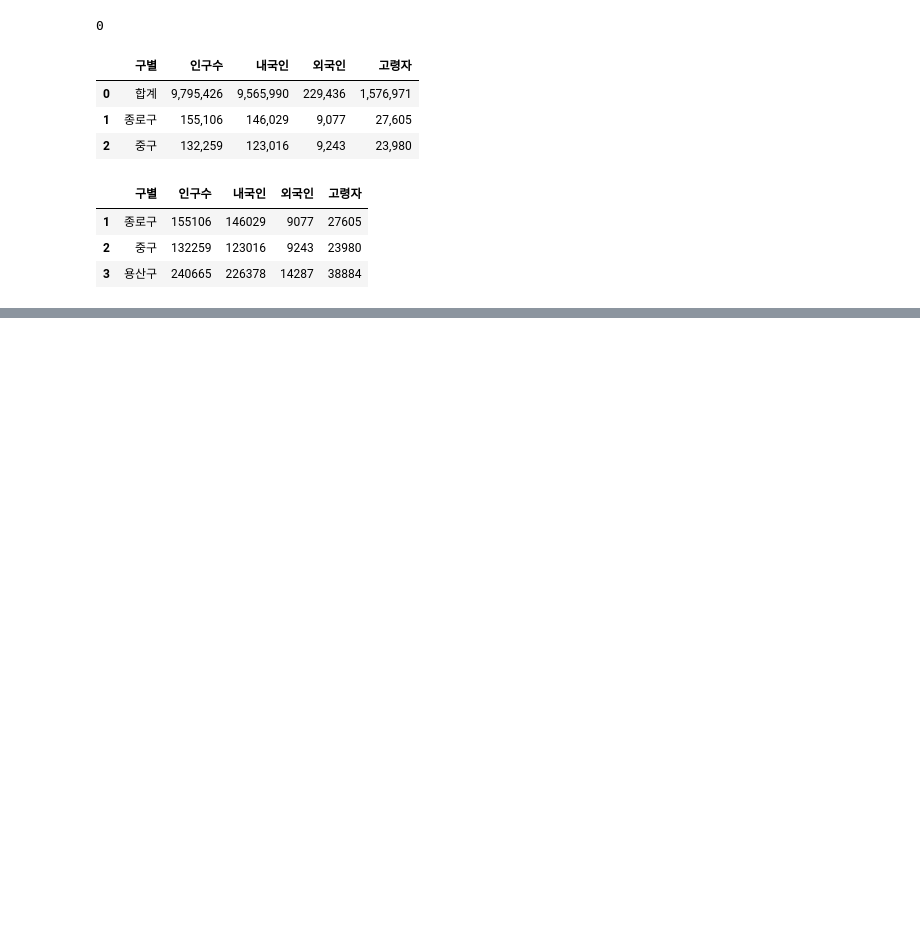
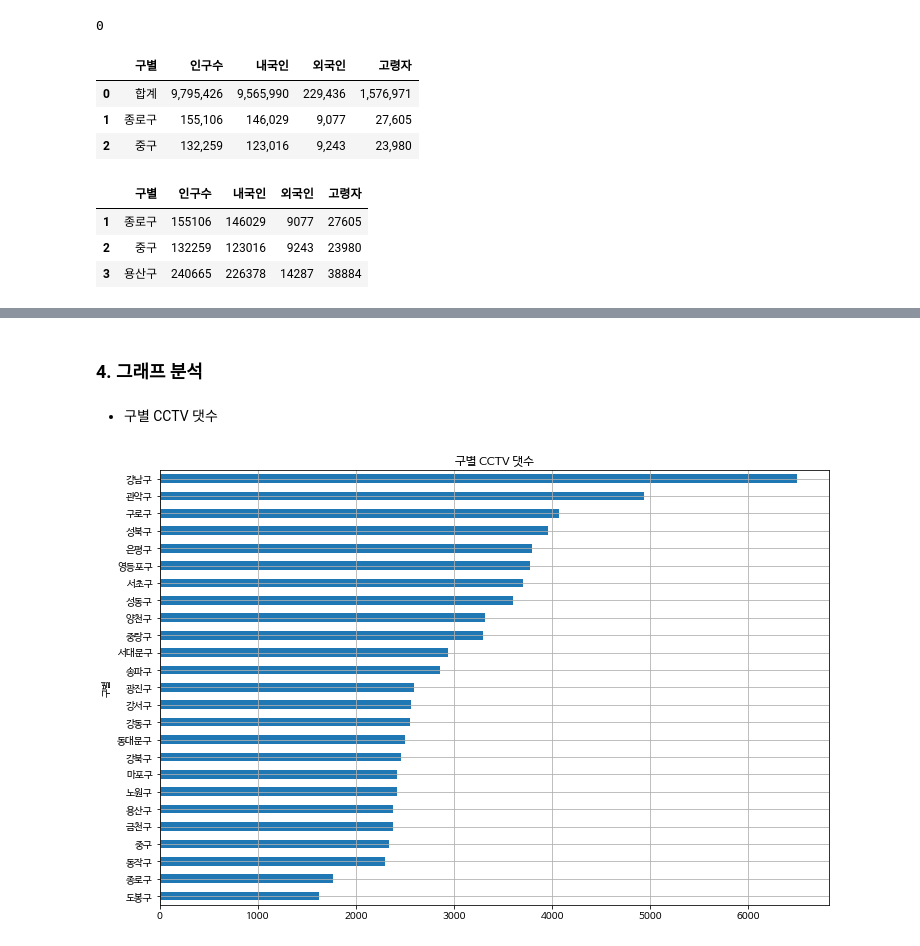
Before and after one commit to ckiekim/DongA-Univ-Lecture-20210929, a Jupyter notebook: 02.데이터분석/31_데이터분석사례.ipynb, the cells around one changed output, grey strips where cells are left out. Drawn from its saved outputs; the diff is of its cells as text; code cells hidden in the pictures; blank space fills up the shorter version.

```diff
--- a/02.데이터분석/31_데이터분석사례.ipynb
+++ b/02.데이터분석/31_데이터분석사례.ipynb
@@ -148,0 +191,10 @@ pop.head(3)
+# %% [markdown]
+### 4. 그래프 분석
+# %% [markdown]
+- 구별 CCTV 댓수
+# %%
+df.CCTV댓수.sort_values().plot(kind='barh', grid=True, figsize=(12,8),
+                               title='구별 CCTV 댓수')
+plt.show()
+# %% [output]
+[figure, added]
```
Also changed, not shown: parts of 17 cells of this notebook.
